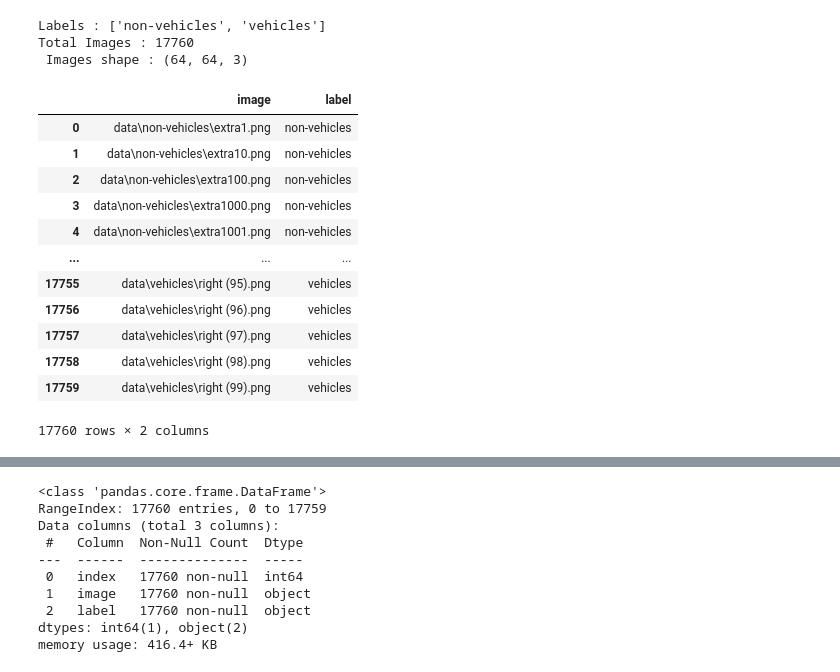
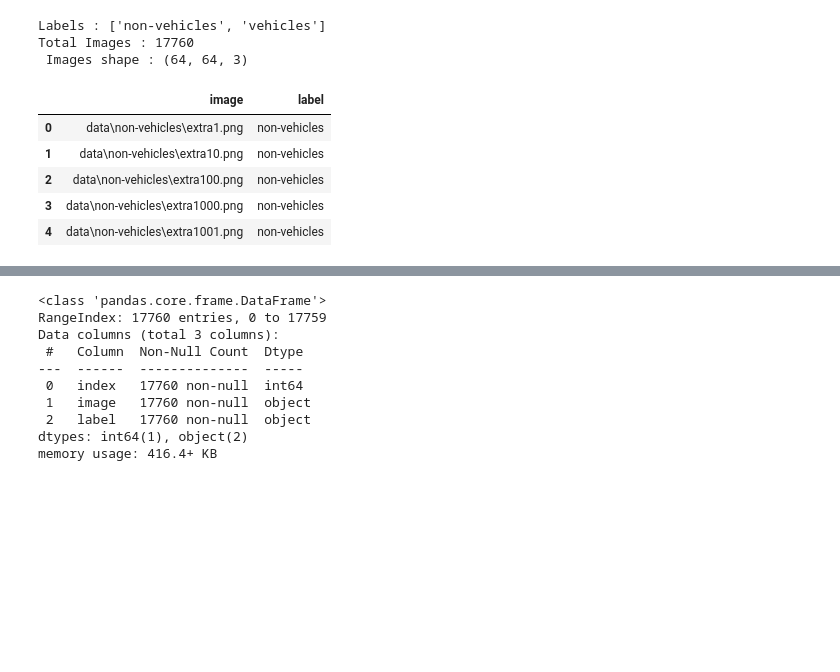
Before and after one commit to NoaAmichai/Deep_Learning_Final_Project, a Jupyter notebook: Vehicle_classification.ipynb, the cells around one changed output, grey strips where cells are left out. Cells and saved outputs as stored; diff of their text form; code cells hidden in the pictures; blank space fills up the shorter version.

```diff
--- a/Vehicle_classification.ipynb
+++ b/Vehicle_classification.ipynb
@@ -108,21 +116,14 @@ Total Images : 17760
  Images shape : (64, 64, 3)
 # %%
 data =pd.DataFrame({'image':images_path,'label':img_label})
-data
+data.head()
 # %% [output]
 |  | image | label |
 | 0 | data\non-vehicles\extra1.png | non-vehicles |
 | 1 | data\non-vehicles\extra10.png | non-vehicles |
 | 2 | data\non-vehicles\extra100.png | non-vehicles |
 | 3 | data\non-vehicles\extra1000.png | non-vehicles |
 | 4 | data\non-vehicles\extra1001.png | non-vehicles |
-| ... | ... | ... |
-| 17755 | data\vehicles\right (95).png | vehicles |
-| 17756 | data\vehicles\right (96).png | vehicles |
-| 17757 | data\vehicles\right (97).png | vehicles |
-| 17758 | data\vehicles\right (98).png | vehicles |
-| 17759 | data\vehicles\right (99).png | vehicles |
-17760 rows × 2 columns
 # %%
 data = data.sample(frac=1).reset_index()
 data.head()
```
Also changed, not shown: parts of 23 cells of this notebook.
